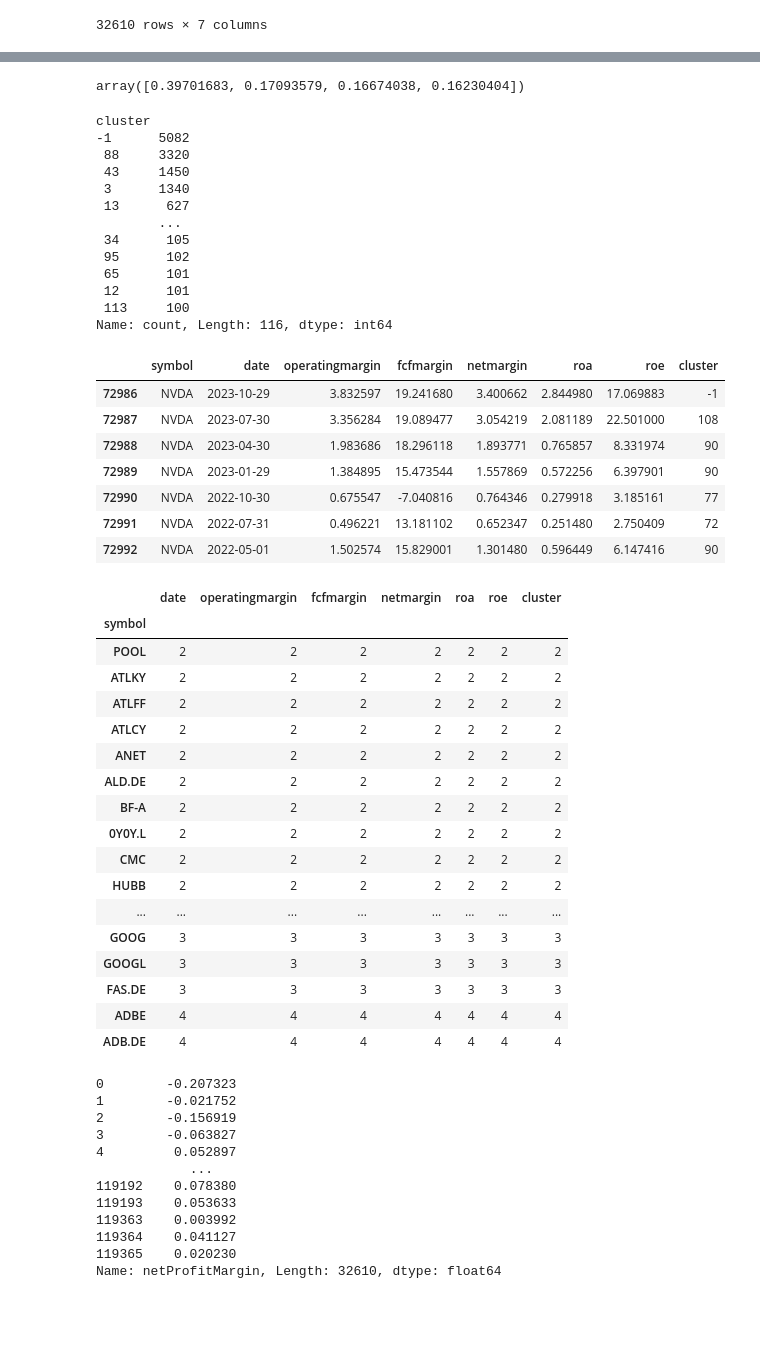
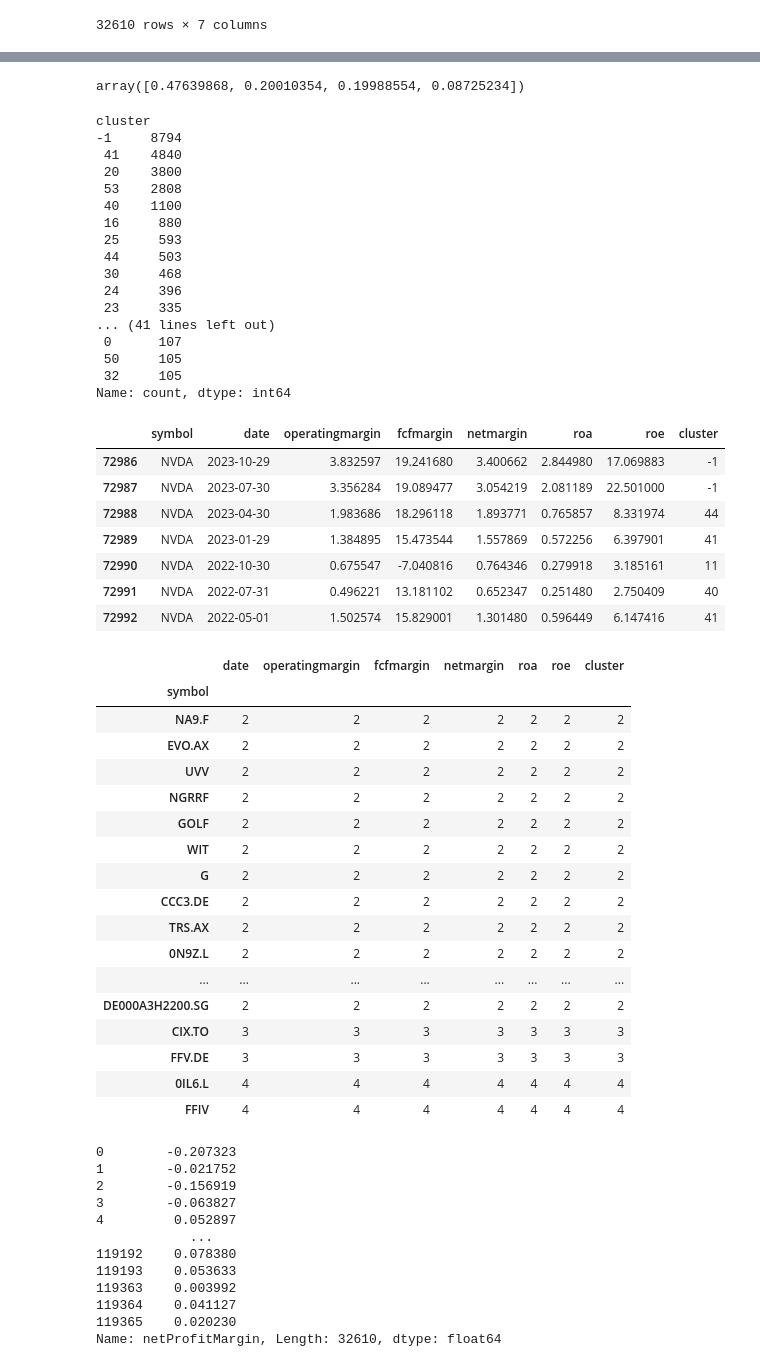
Before and after one commit to Michiel-DK/finance, a Jupyter notebook: notebooks/clustering.ipynb, the cells around one changed output, grey strips where cells are left out. Cells and saved outputs as stored; diff of their text form; code cells hidden in the pictures; blank space fills up the shorter version.

```diff
--- a/notebooks/clustering.ipynb
+++ b/notebooks/clustering.ipynb
@@ -6,7 +6,7 @@ import pandas as pd
 # %%
 exchange_ls = EXCHANGE_LS
 table_name = 'key_ratio'
-kwargs = {'calendarYear': { "$gt": 2022 }}
+kwargs = {'calendarYear': { "$gt": 2021 }}
 # %%
 client = PY_MONGO_CLIENT
 collection = client['finance'][table_name]
@@ -182,7 +199,7 @@ moat_pca = pca.fit_transform(moat_ss)
 
 pca.explained_variance_ratio_
 # %% [output]
-array([0.39701683, 0.17093579, 0.16674038, 0.16230404])
+array([0.47639868, 0.20010354, 0.19988554, 0.08725234])
 # %%
 hdbscan_model = HDBSCAN(
     min_cluster_size=100,
@@ -196,50 +213,54 @@ moat['cluster'] = new_cluster.labels_
 moat['cluster'] .value_counts()
 # %% [output]
 cluster
--1      5082
- 88     3320
- 43     1450
- 3      1340
- 13      627
-        ...
- 34      105
- 95      102
- 65      101
- 12      101
- 113     100
-Name: count, Length: 116, dtype: int64
+-1     8794
+ 41    4840
+ 20    3800
+ 53    2808
+ 40    1100
+ 16     880
+ 25     593
+ 44     503
+ 30     468
+ 24     396
+ 23     335
+... (41 lines left out)
+ 0      107
+ 50     105
+ 32     105
+Name: count, dtype: int64
 # %%
 moat[moat['symbol']=='NVDA']
 # %% [output]
 |  | symbol | date | operatingmargin | fcfmargin | netmargin | roa | roe | cluster |
 | 72986 | NVDA | 2023-10-29 | 3.832597 | 19.241680 | 3.400662 | 2.844980 | 17.069883 | -1 |
-| 72987 | NVDA | 2023-07-30 | 3.356284 | 19.089477 | 3.054219 | 2.081189 | 22.501000 | 108 |
-| 72988 | NVDA | 2023-04-30 | 1.983686 | 18.296118 | 1.893771 | 0.765857 | 8.331974 | 90 |
-| 72989 | NVDA | 2023-01-29 | 1.384895 | 15.473544 | 1.557869 | 0.572256 | 6.397901 | 90 |
-| 72990 | NVDA | 2022-10-30 | 0.675547 | -7.040816 | 0.764346 | 0.279918 | 3.185161 | 77 |
-| 72991 | NVDA | 2022-07-31 | 0.496221 | 13.181102 | 0.652347 | 0.251480 | 2.750409 | 72 |
-| 72992 | NVDA | 2022-05-01 | 1.502574 | 15.829001 | 1.301480 | 0.596449 | 6.147416 | 90 |
+| 72987 | NVDA | 2023-07-30 | 3.356284 | 19.089477 | 3.054219 | 2.081189 | 22.501000 | -1 |
+| 72988 | NVDA | 2023-04-30 | 1.983686 | 18.296118 | 1.893771 | 0.765857 | 8.331974 | 44 |
+| 72989 | NVDA | 2023-01-29 | 1.384895 | 15.473544 | 1.557869 | 0.572256 | 6.397901 | 41 |
+| 72990 | NVDA | 2022-10-30 | 0.675547 | -7.040816 | 0.764346 | 0.279918 | 3.185161 | 11 |
+| 72991 | NVDA | 2022-07-31 | 0.496221 | 13.181102 | 0.652347 | 0.251480 | 2.750409 | 40 |
+| 72992 | NVDA | 2022-05-01 | 1.502574 | 15.829001 | 1.301480 | 0.596449 | 6.147416 | 41 |
 # %%
-moat[moat['cluster']==90].groupby('symbol').count().sort_values('date').tail(40)
+moat[moat['cluster']==44].groupby('symbol').count().sort_values('date').tail(40)
 # %% [output]
 |  | date | operatingmargin | fcfmargin | netmargin | roa | roe | cluster |
 | symbol |  |  |  |  |  |  |  |
-| POOL | 2 | 2 | 2 | 2 | 2 | 2 | 2 |
-| ATLKY | 2 | 2 | 2 | 2 | 2 | 2 | 2 |
-| ATLFF | 2 | 2 | 2 | 2 | 2 | 2 | 2 |
-| ATLCY | 2 | 2 | 2 | 2 | 2 | 2 | 2 |
-| ANET | 2 | 2 | 2 | 2 | 2 | 2 | 2 |
-| ALD.DE | 2 | 2 | 2 | 2 | 2 | 2 | 2 |
-| BF-A | 2 | 2 | 2 | 2 | 2 | 2 | 2 |
-| 0Y0Y.L | 2 | 2 | 2 | 2 | 2 | 2 | 2 |
-| CMC | 2 | 2 | 2 | 2 | 2 | 2 | 2 |
-| HUBB | 2 | 2 | 2 | 2 | 2 | 2 | 2 |
+| NA9.F | 2 | 2 | 2 | 2 | 2 | 2 | 2 |
+| EVO.AX | 2 | 2 | 2 | 2 | 2 | 2 | 2 |
+| UVV | 2 | 2 | 2 | 2 | 2 | 2 | 2 |
+| NGRRF | 2 | 2 | 2 | 2 | 2 | 2 | 2 |
+| GOLF | 2 | 2 | 2 | 2 | 2 | 2 | 2 |
+| WIT | 2 | 2 | 2 | 2 | 2 | 2 | 2 |
+| G | 2 | 2 | 2 | 2 | 2 | 2 | 2 |
+| CCC3.DE | 2 | 2 | 2 | 2 | 2 | 2 | 2 |
+| TRS.AX | 2 | 2 | 2 | 2 | 2 | 2 | 2 |
+| 0N9Z.L | 2 | 2 | 2 | 2 | 2 | 2 | 2 |
 | ... | ... | ... | ... | ... | ... | ... | ... |
-| GOOG | 3 | 3 | 3 | 3 | 3 | 3 | 3 |
-| GOOGL | 3 | 3 | 3 | 3 | 3 | 3 | 3 |
-| FAS.DE | 3 | 3 | 3 | 3 | 3 | 3 | 3 |
-| ADBE | 4 | 4 | 4 | 4 | 4 | 4 | 4 |
-| ADB.DE | 4 | 4 | 4 | 4 | 4 | 4 | 4 |
+| DE000A3H2200.SG | 2 | 2 | 2 | 2 | 2 | 2 | 2 |
+| CIX.TO | 3 | 3 | 3 | 3 | 3 | 3 | 3 |
+| FFV.DE | 3 | 3 | 3 | 3 | 3 | 3 | 3 |
+| 0IL6.L | 4 | 4 | 4 | 4 | 4 | 4 | 4 |
+| FFIV | 4 | 4 | 4 | 4 | 4 | 4 | 4 |
 # %%
 df[moats].netProfitMargin
 # %% [output]
```
Also changed, not shown: parts of 7 cells of this notebook, 2 other files.
